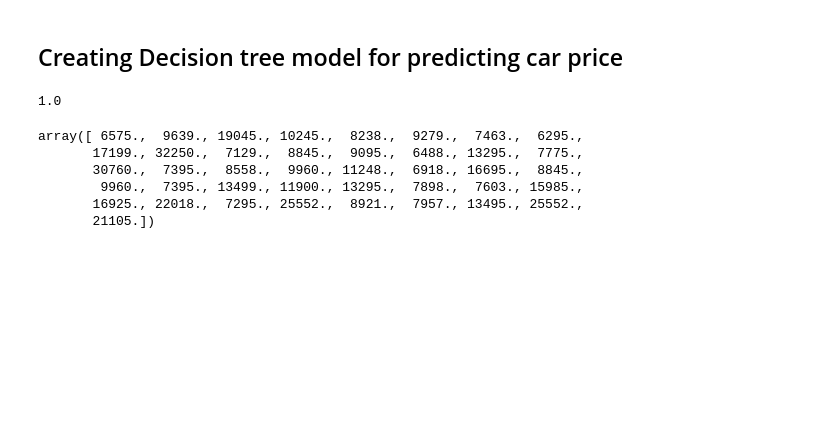
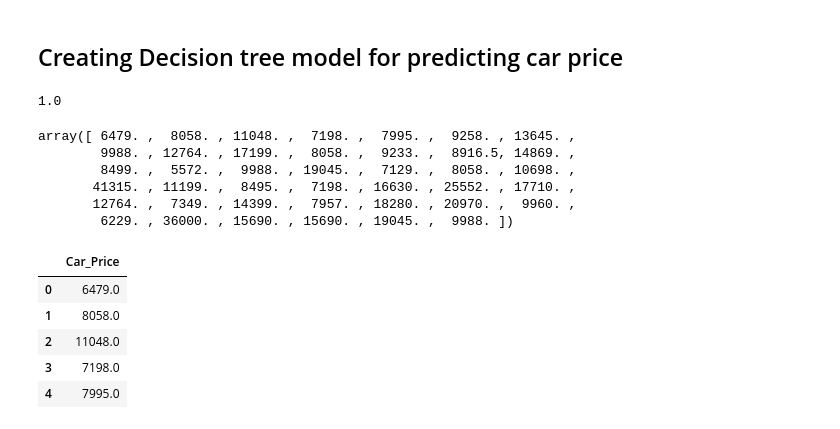
Before and after one commit to Chetangavali/Project, a Jupyter notebook: Predicting Car Price Using Machine Learning.ipynb, the cells around one changed output. Cells and saved outputs as stored; diff of their text form; code cells hidden in the pictures; blank space fills up the shorter version.

```diff
--- a/Predicting Car Price Using Machine Learning.ipynb
+++ b/Predicting Car Price Using Machine Learning.ipynb
@@ -177,11 +184,22 @@ model.score(xtest, predictions)
 # %% [output]
 1.0
 # %%
-model.predict(xtest)
+prediction=model.predict(xtest)
+prediction
 # %% [output]
-array([ 6575.,  9639., 19045., 10245.,  8238.,  9279.,  7463.,  6295.,
-       17199., 32250.,  7129.,  8845.,  9095.,  6488., 13295.,  7775.,
-       30760.,  7395.,  8558.,  9960., 11248.,  6918., 16695.,  8845.,
-        9960.,  7395., 13499., 11900., 13295.,  7898.,  7603., 15985.,
-       16925., 22018.,  7295., 25552.,  8921.,  7957., 13495., 25552.,
-       21105.])
+array([ 6479. ,  8058. , 11048. ,  7198. ,  7995. ,  9258. , 13645. ,
+        9988. , 12764. , 17199. ,  8058. ,  9233. ,  8916.5, 14869. ,
+        8499. ,  5572. ,  9988. , 19045. ,  7129. ,  8058. , 10698. ,
+       41315. , 11199. ,  8495. ,  7198. , 16630. , 25552. , 17710. ,
+       12764. ,  7349. , 14399. ,  7957. , 18280. , 20970. ,  9960. ,
+        6229. , 36000. , 15690. , 15690. , 19045. ,  9988. ])
+# %%
+output=pd.DataFrame(prediction,columns = ['Car_Price'])
+output.head()
+# %% [output]
+|  | Car_Price |
+| 0 | 6479.0 |
+| 1 | 8058.0 |
+| 2 | 11048.0 |
+| 3 | 7198.0 |
+| 4 | 7995.0 |
```
Also changed, not shown: parts of 7 cells of this notebook.
